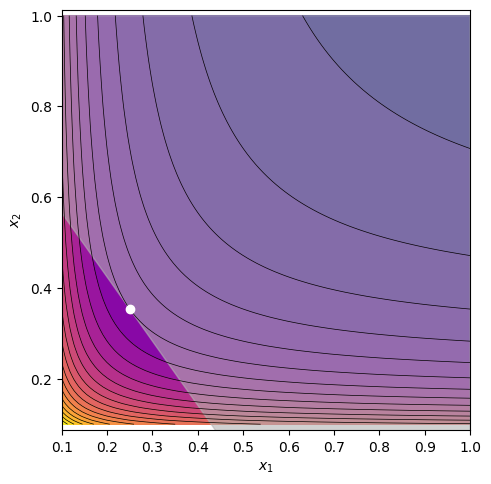
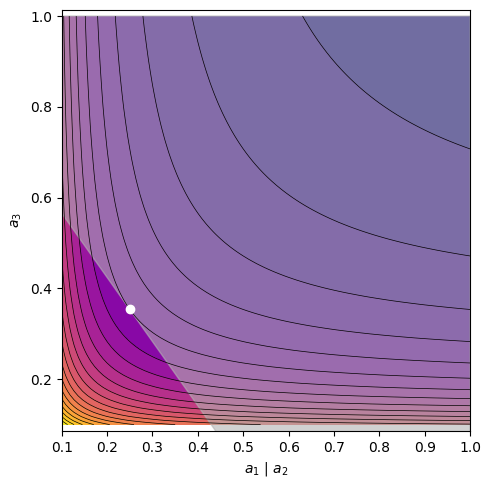
Unified diff of the notebook cell whose output changed from the first chart to the second:
--- before
+++ after
@@ -16,4 +16,6 @@
 plot_contours(a, compliance(a), opti=[0.25, sqrt(2.0) * 0.25], figsize=(5, 5))
 plt.fill_between(a1, 1.0, constraint(a1), color=(0.7, 0.7, 0.7, 0.6))
+plt.xlabel("$a_1$ | $a_2$")
+plt.ylabel("$a_3$")
 plt.xlim([0.1, 1.0])
 plt.ylim([0.1, 1.0])

Commit: Improve solution to exercise 03.